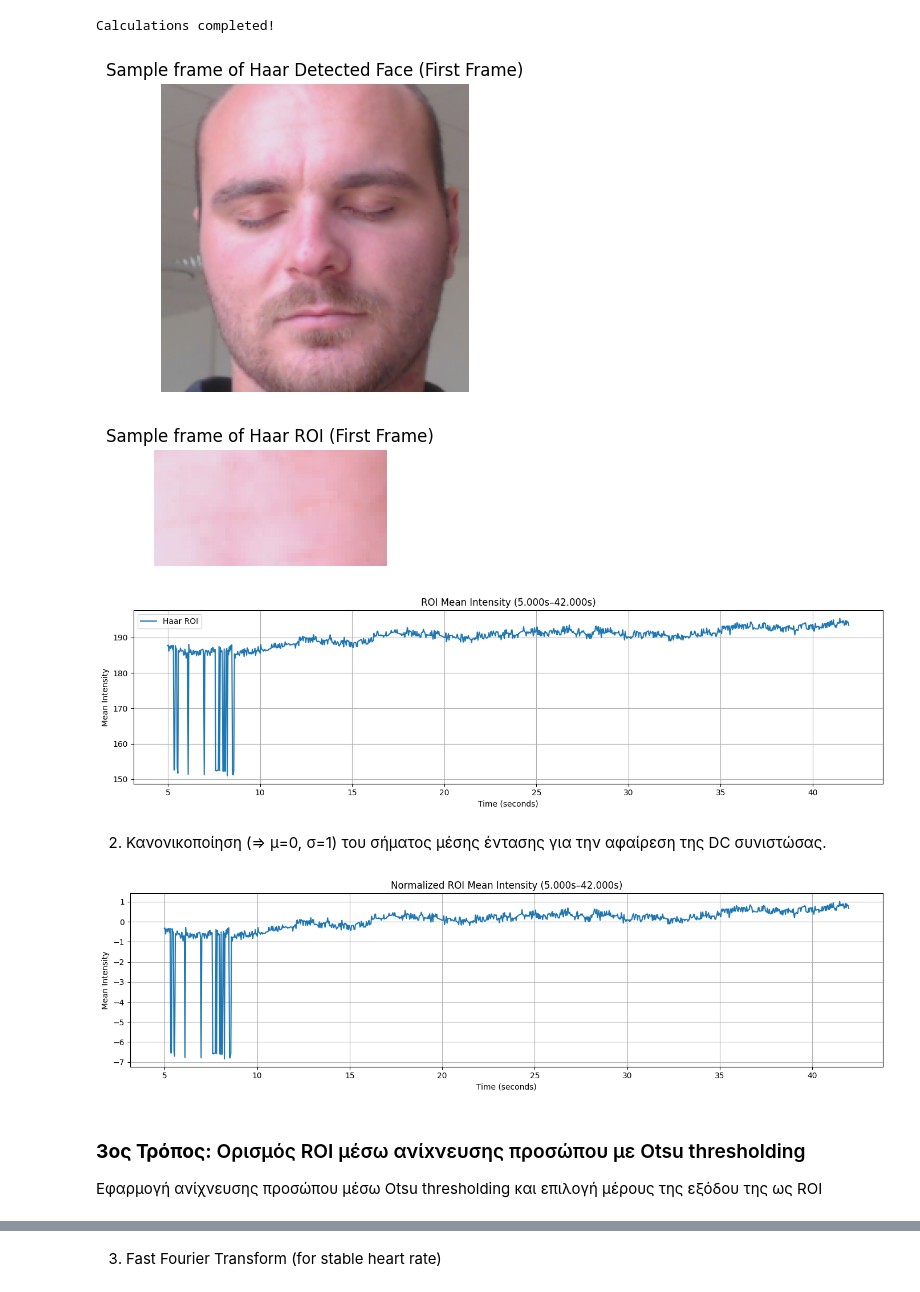
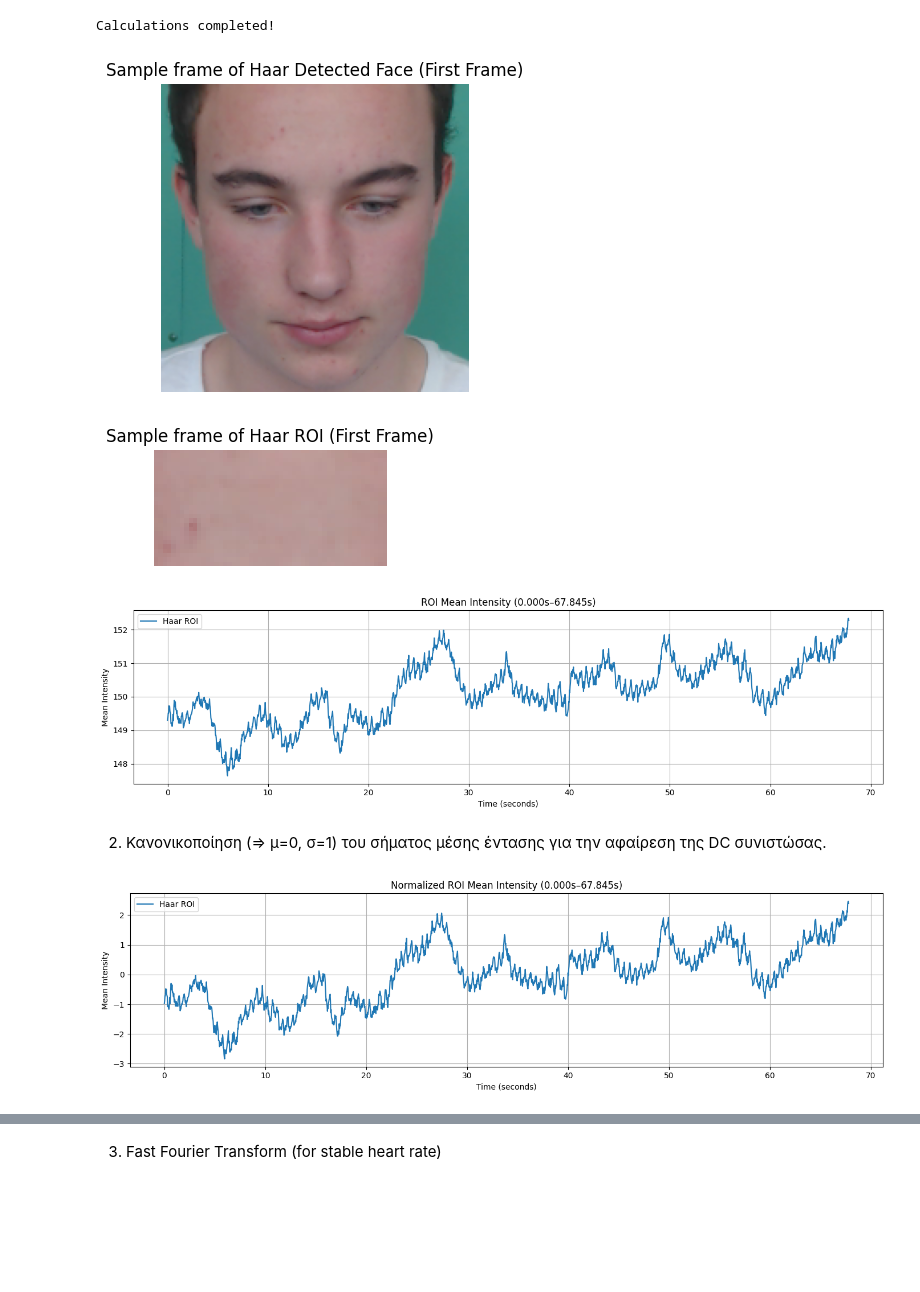
Before and after one commit to iliaxant/HR_Extraction_from_Video, a Jupyter notebook: HR_Extraction_from_Video.ipynb, the cells around one changed output, grey strips where cells are left out. Saved outputs shown, nothing was run; the diff lists cells and outputs as text; code cells hidden in the pictures; blank space fills up the shorter version.

```diff
--- a/HR_Extraction_from_Video.ipynb
+++ b/HR_Extraction_from_Video.ipynb
@@ -465,10 +466,12 @@ Jones και επιλογή μέρους της εξόδου της ως ROI.
 # Input start time and duration (in seconds) for Haar ROI Mean Channel intensity plot.
 # Input the channel the calculations will be performed on.
 # ----------------------
-start_time = 5
-segment_duration = 37 #video_duration_secs    # Signal lasts video_duration_secs seconds.
+
+start_time = 0
+segment_duration = video_duration_secs    # Signal lasts video_duration_secs seconds.
 
 channel = 1  # 0: Blue, 1: Green, 2: Red  (BGR colorspace)
+
 # ----------------------
 
 
@@ -481,7 +484,7 @@ end_frame = int(end_time * fps)
 
 face_cascade = cv2.CascadeClassifier(cv2.data.haarcascades + 'haarcascade_frontalface_default.xml')
 
-face_frames_haar= []
+face_frames_haar = []
 roi_means_haar = []
 roi_frames_haar =[]
 print('Calculating ROI Mean Channel Intensity in all video frames...\n')
@@ -510,13 +513,11 @@ for _ in tqdm(range(start_frame, end_frame)):
         roi = frame[roi_y:roi_y+roi_h,roi_x:roi_x+roi_w,:].copy()
         roi_frames_haar.append(roi.copy())
         roi = roi[:,:,channel]
-
     else:
         face_frames_haar.append(None)
 
         roi = frame[y1:y2, x1:x2, :].copy()
         roi_frames_haar.append(roi.copy())
-
         roi = roi[:,:, channel]
 
 
@@ -553,26 +554,23 @@ plt.grid(True)
 plt.tight_layout()
 plt.show()
 # %% [output]
-[figure, old version]
+[figure, new version]
-[figure, old version]
+[figure, new version]
-[figure, old version]
+[figure, new version]
 # %% [markdown]
 2) Κανονικοποίηση (=> μ=0, σ=1) του σήματος μέσης έντασης για την αφαίρεση της DC συνιστώσας.
 # %%
 roi_mean_haar_norm = (roi_means_haar - np.mean(roi_means_haar)) / np.std(roi_means_haar)
 
 plt.figure(figsize=(14, 4))
 plt.plot(np.arange(int(start_time * fps), int(start_time * fps) + len(roi_means_haar)) / fps,
-         roi_mean_haar_norm)
+         roi_mean_haar_norm, label="Haar ROI")
 plt.title(f"Normalized ROI Mean Intensity ({start_time:.3f}s–{end_time:.3f}s)")
 plt.xlabel("Time (seconds)")
 plt.ylabel("Mean Intensity")
+plt.legend()
 plt.grid(True)
 plt.tight_layout()
 plt.show()
 # %% [output]
-[figure, old version]
+[figure, new version]
-# %% [markdown]
-### **3ος Τρόπος:** Ορισμός ROI μέσω ανίxνευσης προσώπου με Otsu thresholding
-
-Εφαρμογή ανίχνευσης προσώπου μέσω Otsu thresholding και επιλογή μέρους της εξόδου της ως ROI
```
Also changed, not shown: parts of 16 cells of this notebook.
